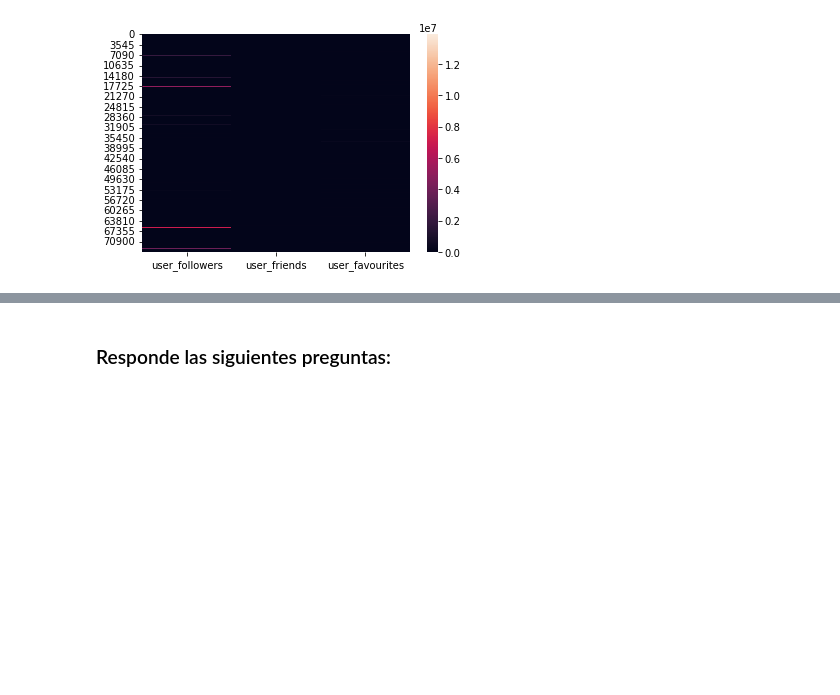
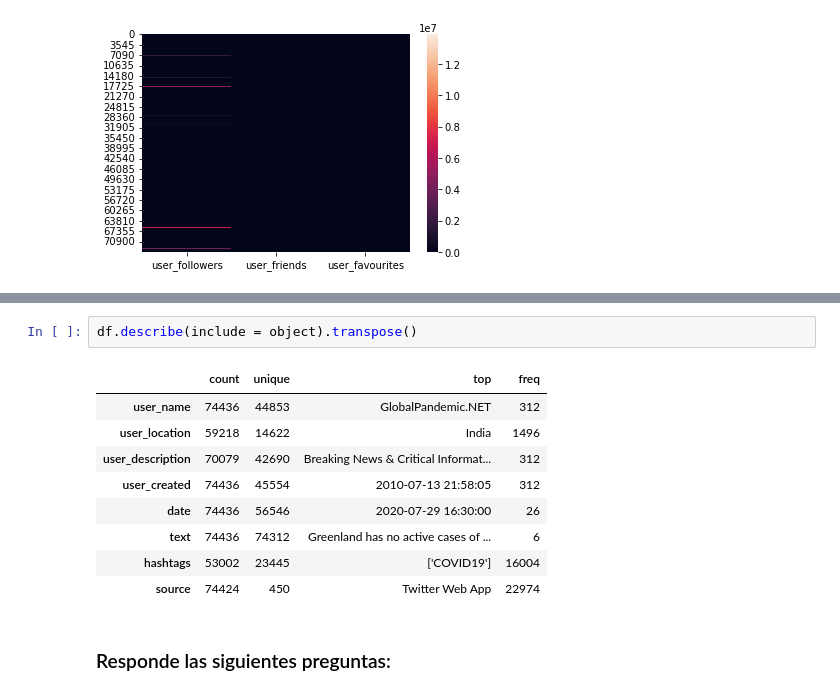
Before and after one commit to JGIOitesm/TC1002S, a Jupyter notebook: Dia 3/Actividad Evaluable Mapas de calor y boxplots.ipynb, the cells around one changed output, grey strips where cells are left out. Cells and saved outputs as stored; diff of their text form; blank space fills up the shorter version.

```diff
--- a/Dia 3/Actividad Evaluable Mapas de calor y boxplots.ipynb
+++ b/Dia 3/Actividad Evaluable Mapas de calor y boxplots.ipynb
@@ -29,3 +44,15 @@ ax = sb.heatmap(df[["user_followers","user_friends","user_favourites"]])
+# %%
+df.describe(include = object).transpose()
+# %% [output]
+|  | count | unique | top | freq |
+| user_name | 74436 | 44853 | GlobalPandemic.NET | 312 |
+| user_location | 59218 | 14622 | India | 1496 |
+| user_description | 70079 | 42690 | Breaking News & Critical Informat... | 312 |
+| user_created | 74436 | 45554 | 2010-07-13 21:58:05 | 312 |
+| date | 74436 | 56546 | 2020-07-29 16:30:00 | 26 |
+| text | 74436 | 74312 | Greenland has no active cases of ... | 6 |
+| hashtags | 53002 | 23445 | ['COVID19'] | 16004 |
+| source | 74424 | 450 | Twitter Web App | 22974 |
 # %% [markdown]
 ### Responde las siguientes preguntas:
 # %% [markdown]
```
Also changed, not shown: parts of 4 cells of this notebook.
